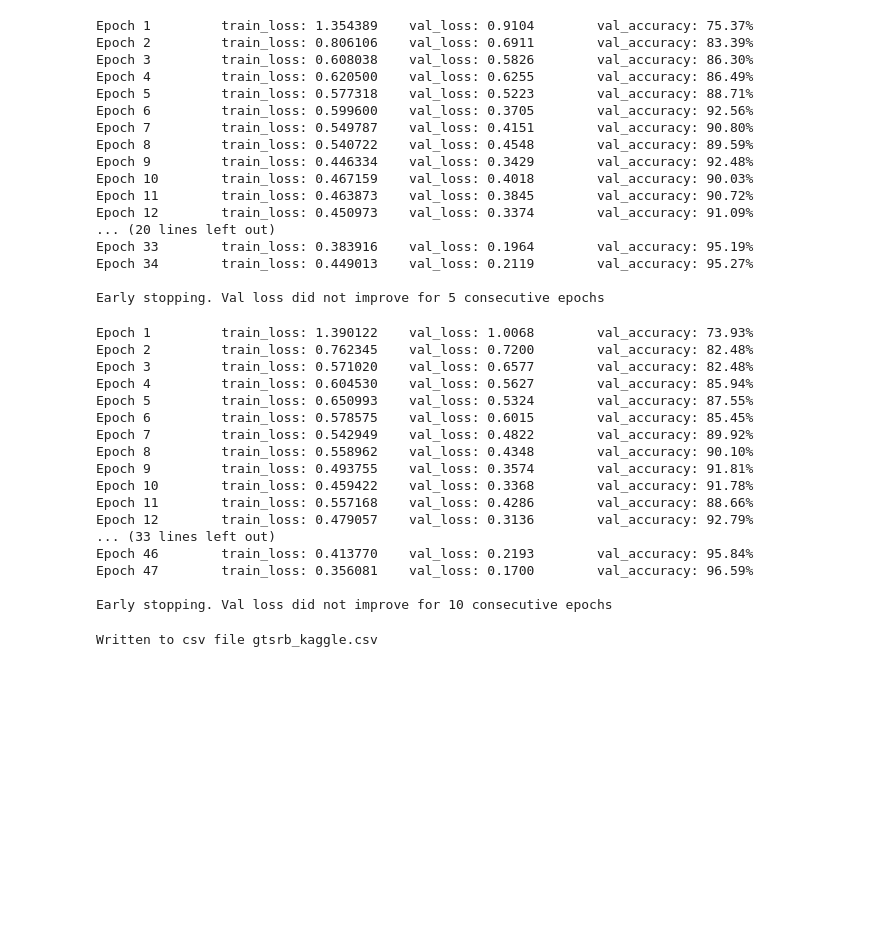
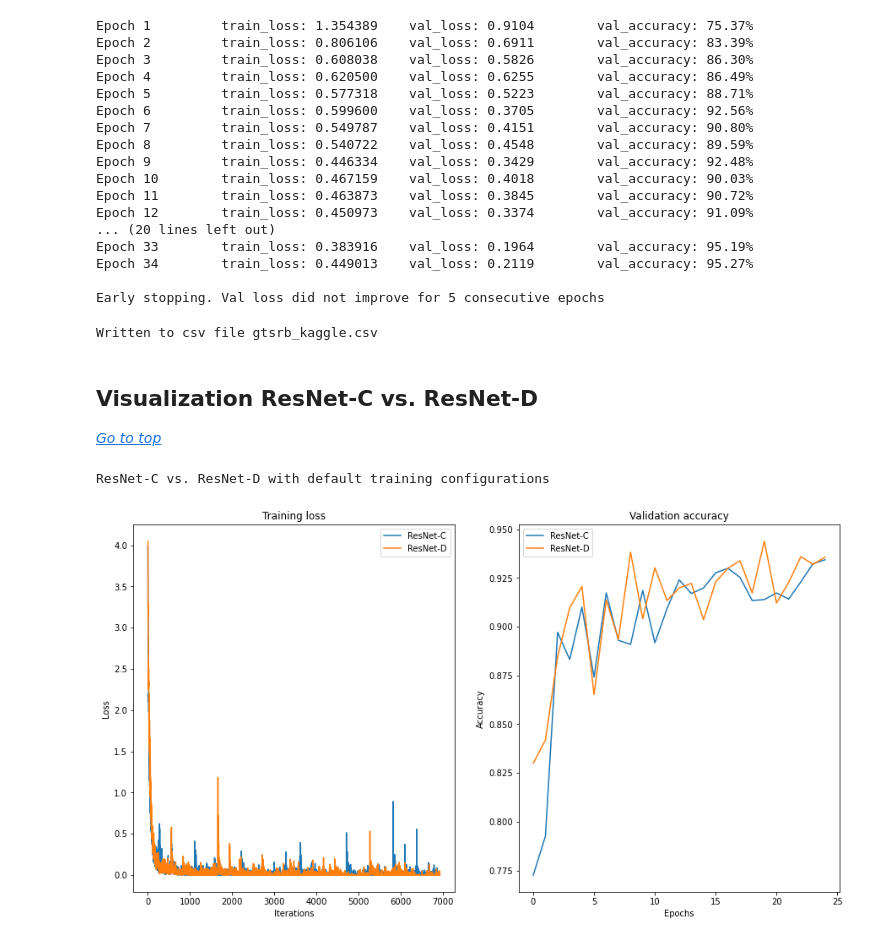
Before and after one commit to MrinalJain17/traffic-sign-detection-homework, a Jupyter notebook: modeling.ipynb, the cells around one changed output. Drawn from its saved outputs; the diff is of its cells as text; code cells hidden in the pictures; blank space fills up the shorter version.

Commit message:
Added explainations and results

```diff
--- a/modeling.ipynb
+++ b/modeling.ipynb
@@ -443,43 +597,6 @@ Epoch 33        train_loss: 0.383916    val_loss: 0.1964        val_accuracy: 95
 Epoch 34        train_loss: 0.449013    val_loss: 0.2119        val_accuracy: 95.27%
 
 Early stopping. Val loss did not improve for 5 consecutive epochs
-# %%
-# Training parameters
-resnet_variant = "D"
-epochs = 50
-criterion = nn.CrossEntropyLoss()
-lr = 0.00075
-
-model = resnet18(variant=resnet_variant, num_classes=num_classes)
-
-trainer = Trainer(model, train_loader, val_loader, criterion, lr, early_stopping_tolerance=10)
-trainer.optimizer = optim.AdamW(trainer.model.parameters(), lr)
-trainer.run(epochs, mixup=True)
-
-results["config_11"] = {
-    "description": "ResNet-D, mixup training, AdamW Optimizer with slower LR",
-    "train_loss": trainer.train_loss,
-    "test_loss": trainer.test_loss,
-    "test_accuracy": trainer.test_accuracy
-}
-# %% [output]
-Epoch 1         train_loss: 1.390122    val_loss: 1.0068        val_accuracy: 73.93%
-Epoch 2         train_loss: 0.762345    val_loss: 0.7200        val_accuracy: 82.48%
-Epoch 3         train_loss: 0.571020    val_loss: 0.6577        val_accuracy: 82.48%
-Epoch 4         train_loss: 0.604530    val_loss: 0.5627        val_accuracy: 85.94%
-Epoch 5         train_loss: 0.650993    val_loss: 0.5324        val_accuracy: 87.55%
-Epoch 6         train_loss: 0.578575    val_loss: 0.6015        val_accuracy: 85.45%
-Epoch 7         train_loss: 0.542949    val_loss: 0.4822        val_accuracy: 89.92%
-Epoch 8         train_loss: 0.558962    val_loss: 0.4348        val_accuracy: 90.10%
-Epoch 9         train_loss: 0.493755    val_loss: 0.3574        val_accuracy: 91.81%
-Epoch 10        train_loss: 0.459422    val_loss: 0.3368        val_accuracy: 91.78%
-Epoch 11        train_loss: 0.557168    val_loss: 0.4286        val_accuracy: 88.66%
-Epoch 12        train_loss: 0.479057    val_loss: 0.3136        val_accuracy: 92.79%
-... (33 lines left out)
-Epoch 46        train_loss: 0.413770    val_loss: 0.2193        val_accuracy: 95.84%
-Epoch 47        train_loss: 0.356081    val_loss: 0.1700        val_accuracy: 96.59%
-
-Early stopping. Val loss did not improve for 10 consecutive epochs
 # %%
 make_predictions(trainer.model, trainer.device)
 # %% [output]
@@ -496,3 +613,33 @@ def load_results():
         return pickle.load(f)
 
 save_results(results)
+# %% [markdown]
+<a id="vis-1" />
+
+## Visualization ResNet-C vs. ResNet-D
+
+*[Go to top](#top)*
+# %%
+print("ResNet-C vs. ResNet-D with default training configurations")
+plt.figure(figsize=(15, 8))
+
+plt.subplot(1, 2, 1)
+plt.plot(results["config_3"]["train_loss"], label="ResNet-C")
+plt.plot(results["config_4"]["train_loss"], label="ResNet-D")
+plt.xlabel("Iterations")
+plt.ylabel("Loss")
+plt.legend()
+plt.title("Training loss")
+
+plt.subplot(1, 2, 2)
+plt.plot(results["config_3"]["test_accuracy"], label="ResNet-C")
+plt.plot(results["config_4"]["test_accuracy"], label="ResNet-D")
+plt.xlabel("Epochs")
+plt.ylabel("Accuracy")
+plt.legend()
+plt.title("Validation accuracy")
+
+plt.show()
+# %% [output]
+ResNet-C vs. ResNet-D with default training configurations
+[figure, added]
```
Also changed, not shown: parts of 14 cells of this notebook.
